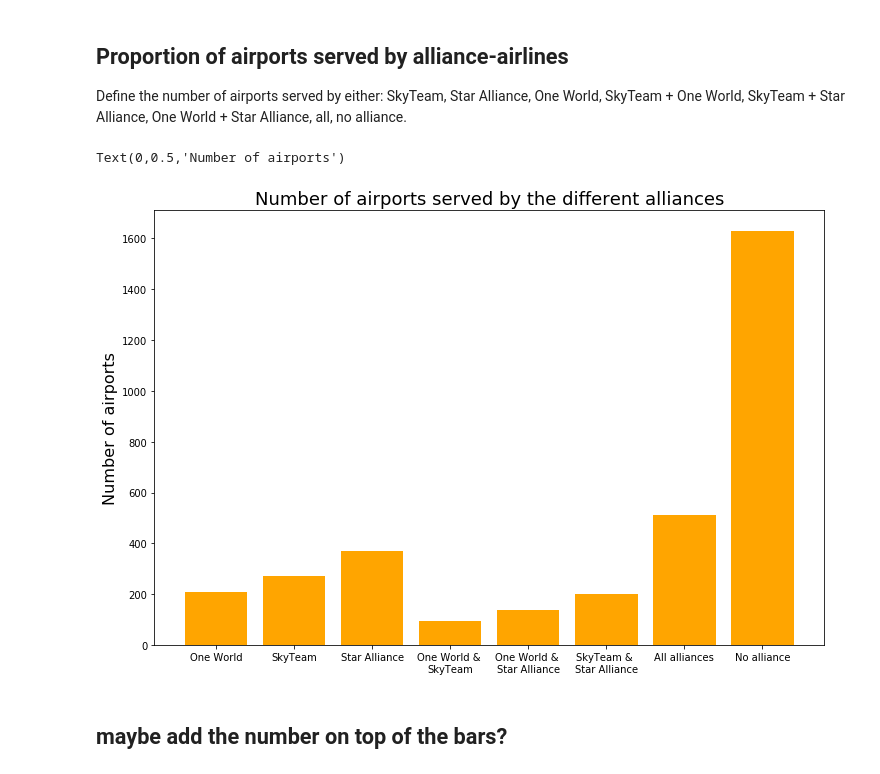
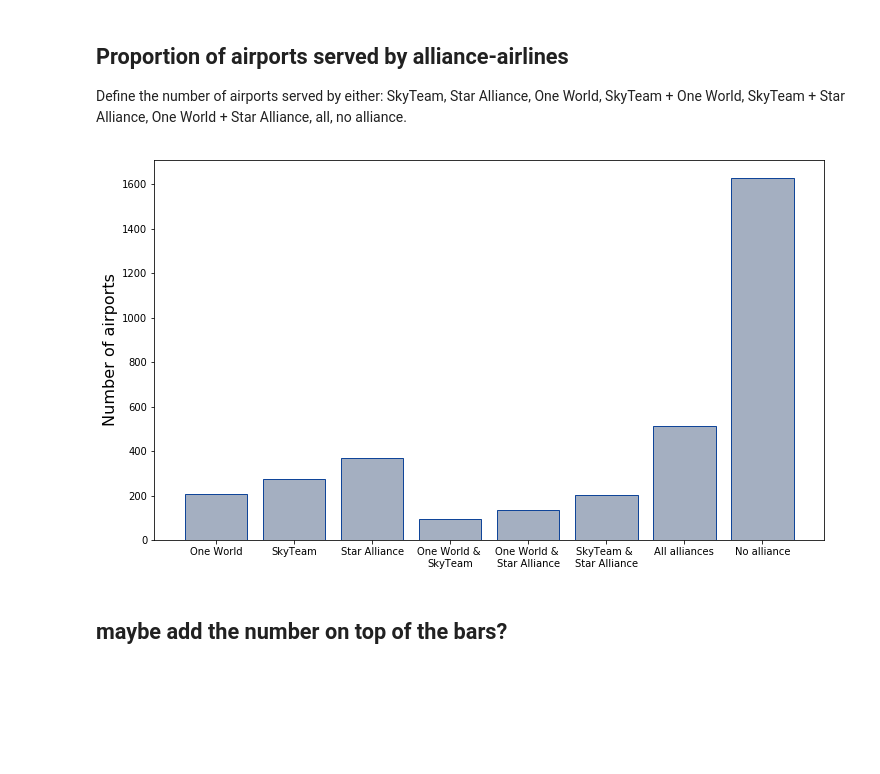
Before and after one commit to nicolasFontbonne/Project_ntds, a Jupyter notebook: main_marie.ipynb, the cells around one changed output. Cells and saved outputs as stored; diff of their text form; code cells hidden in the pictures; blank space fills up the shorter version.

Commit message:
Figure completion

```diff
--- a/main_marie.ipynb
+++ b/main_marie.ipynb
@@ -460,14 +476,13 @@ n_all = np.sum((airport_sky + airport_star + airport_world) == 3)
 # %%
 n_airports = [n_world, n_sky, n_star, n_sky_world, n_world_star, n_sky_star, n_all, n_no_alliance]
 airport_label = ['One World', 'SkyTeam', 'Star Alliance', 'One World & \nSkyTeam',
                  'One World & \nStar Alliance', 'SkyTeam & \nStar Alliance', 'All alliances', 'No alliance']
-plt.figure(figsize=(12,8))
-plt.bar(np.arange(1,9), n_airports, tick_label = airport_label, color = 'orange')
-plt.title('Number of airports served by the different alliances', fontsize = 18)
+plt.figure(figsize=(12,7))
+plt.bar(np.arange(1,9), n_airports, tick_label = airport_label, color = '#a4afc1', edgecolor = '#104599')
 plt.ylabel('Number of airports', fontsize =  16)
+#plt.savefig('Number_airports_alliances.pdf')
 # %% [output]
-Text(0,0.5,'Number of airports')
-[figure, old version]
+[figure, new version]
 # %% [markdown]
 ## maybe add the number on top of the bars?
 # %% [markdown]
```
Also changed, not shown: parts of 18 cells of this notebook, 5 other files.
